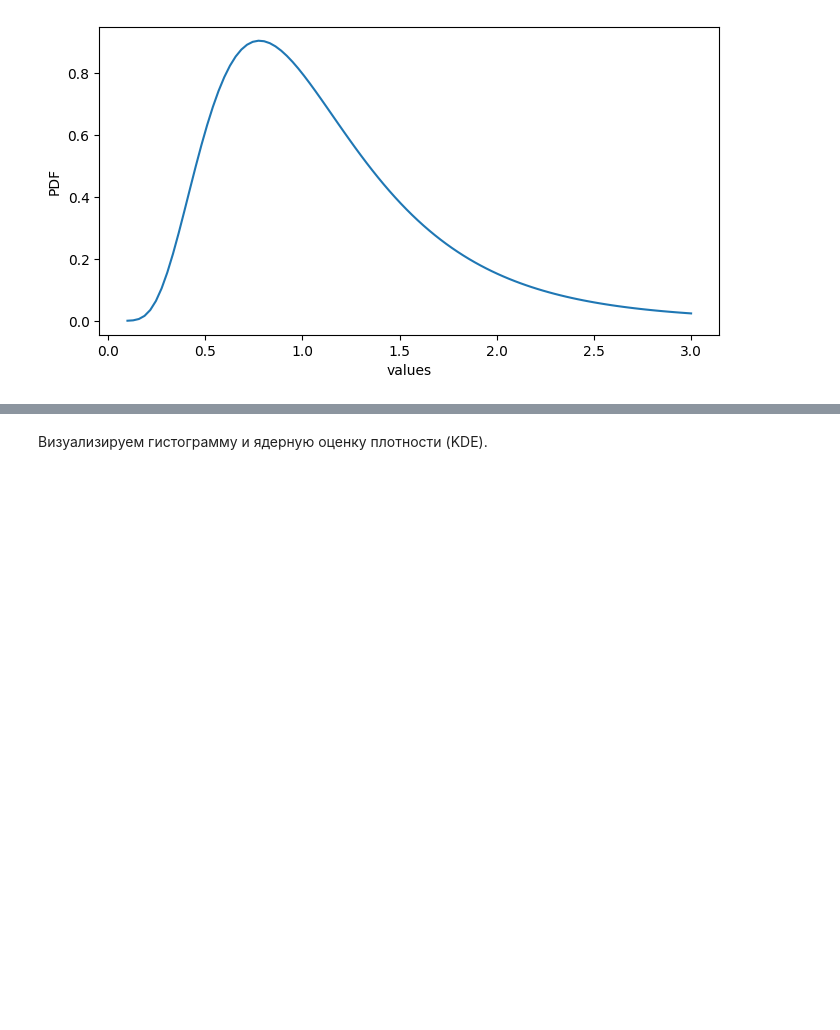
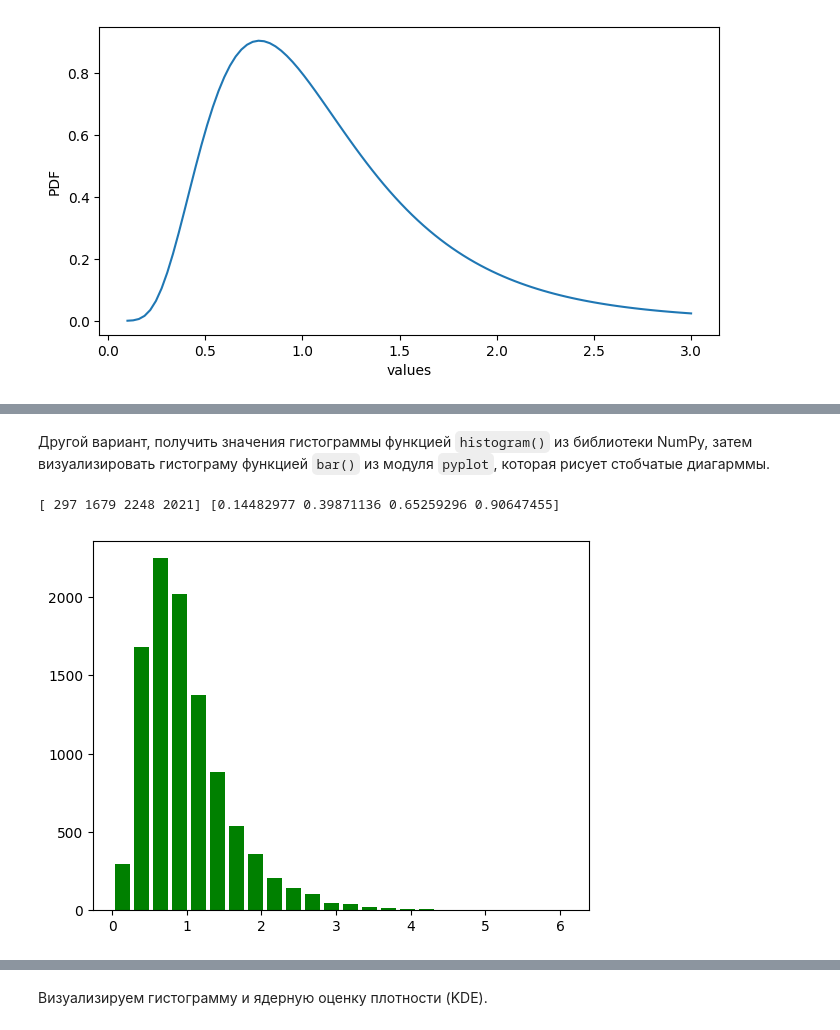
Before and after one commit to ordevoir/Data_Analysis, a Jupyter notebook: Random_Variables_base.ipynb, the cells around one changed output, grey strips where cells are left out. Drawn from its saved outputs; the diff is of its cells as text; code cells hidden in the pictures; blank space fills up the shorter version.

```diff
--- a/Random_Variables_base.ipynb
+++ b/Random_Variables_base.ipynb
@@ -453,3 +476,12 @@ data = np.random.lognormal(mean=0., sigma=0.5, size=1000)
+# %% [markdown]
+Другой вариант, получить значения гистограммы функцией `histogram()` из библиотеки NumPy, затем визуализировать гистограму функцией `bar()` из модуля `pyplot`, которая рисует стобчатые диагарммы.
+# %%
+hist, bins = np.histogram(sample_continuous, bins=24)
+plt.bar(bins[:-1], hist, width=.20, color='green', label="Histogram")
+print(hist[:4], bins[:4])
+# %% [output]
+[ 297 1679 2248 2021] [0.14482977 0.39871136 0.65259296 0.90647455]
+[figure, added]
 # %% [markdown]
 ### Ядерная оценка плотности (KDE)
 
```
Also changed, not shown: parts of 30 cells of this notebook.
